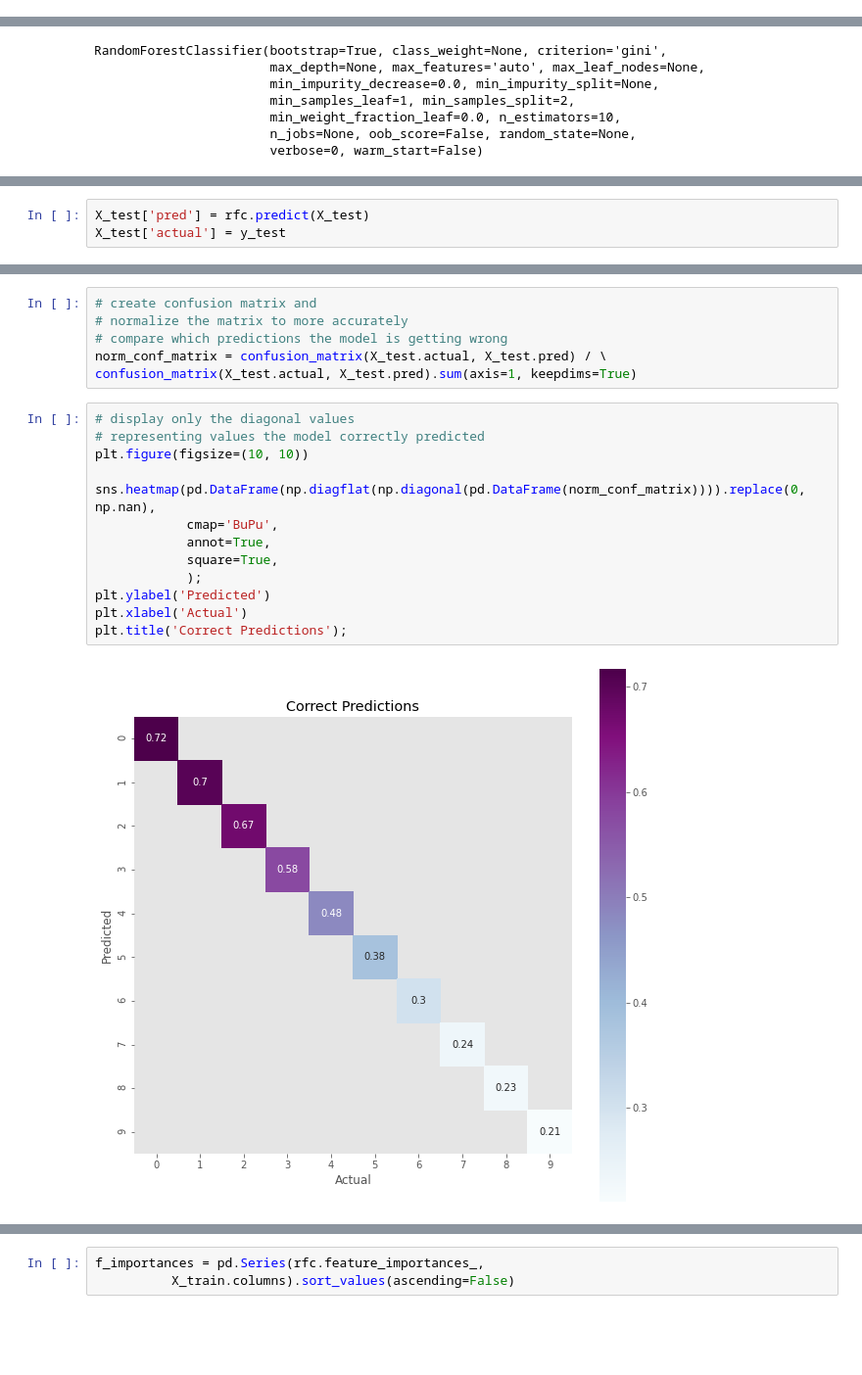
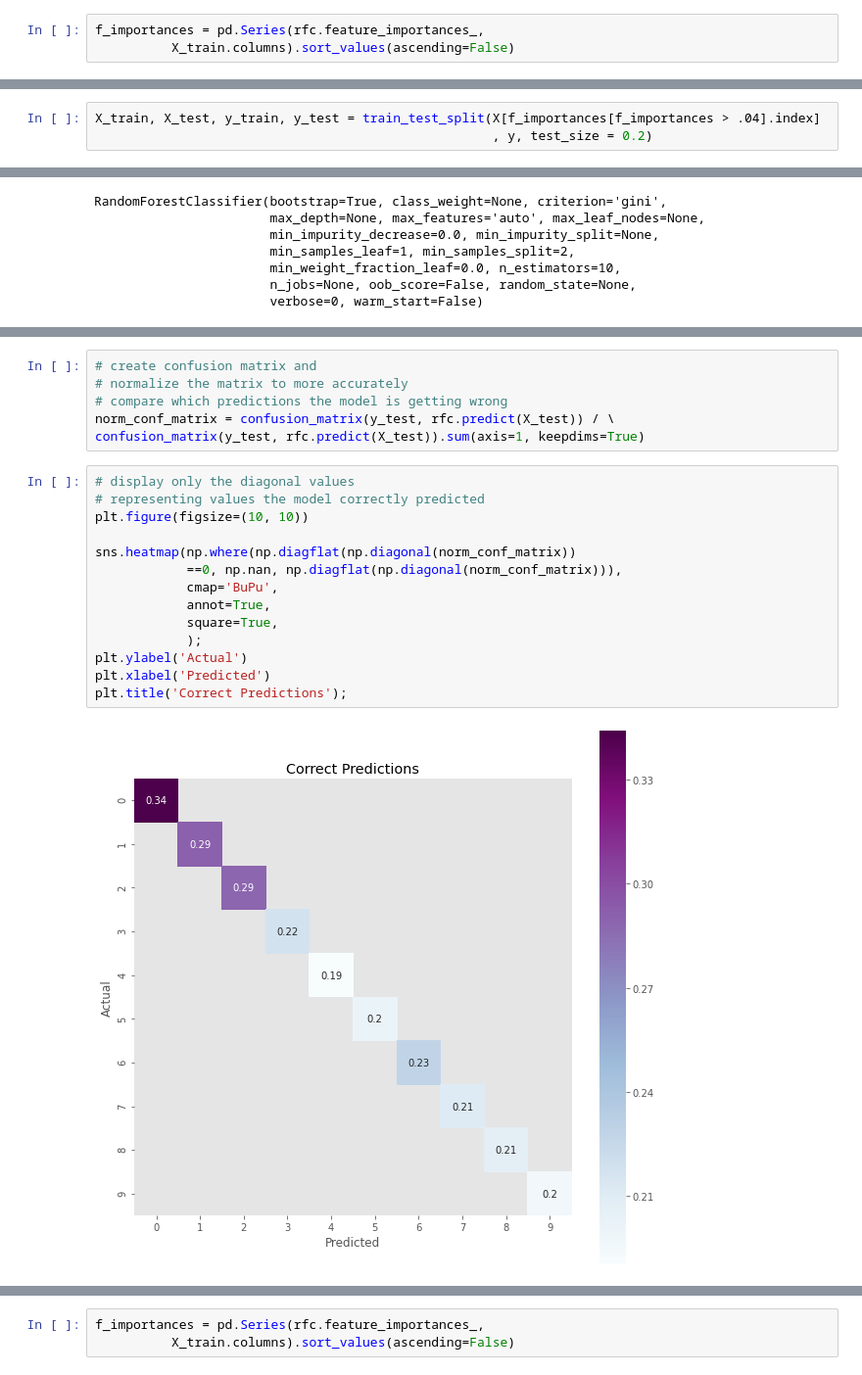
Before and after one commit to mrkjhsn/Not_for_Profit_Compensation_Modeling, a Jupyter notebook: 08.modeling_rfc.ipynb, the cells around one changed output, grey strips where cells are left out. Shown at 98% size. Cells and saved outputs as stored; diff of their text form; blank space fills up the shorter version.

```diff
--- a/08.modeling_rfc.ipynb
+++ b/08.modeling_rfc.ipynb
@@ -52,0 +128,3 @@ X_train, X_test, y_train, y_test = train_test_split(X, y, test_size = 0.2)
+# %%
+f_importances = pd.Series(rfc.feature_importances_,
+          X_train.columns).sort_values(ascending=False)
@@ -53,3 +144,6 @@ X_train, X_test, y_train, y_test = train_test_split(X, y, test_size = 0.2)
+# %%
+X_train, X_test, y_train, y_test = train_test_split(X[f_importances[f_importances > .04].index]
+                                                    , y, test_size = 0.2)
 # %%
 rfc = ensemble.RandomForestClassifier()
 
@@ -71,3 +168,0 @@ rfc.score(X_test, y_test)
-# %%
-X_test['pred'] = rfc.predict(X_test)
-X_test['actual'] = y_test
@@ -85,21 +170,22 @@ See the caveats in the documentation: http://pandas.pydata.org/pandas-docs/stabl
 # create confusion matrix and
 # normalize the matrix to more accurately
 # compare which predictions the model is getting wrong
-norm_conf_matrix = confusion_matrix(X_test.actual, X_test.pred) / \
-confusion_matrix(X_test.actual, X_test.pred).sum(axis=1, keepdims=True)
+norm_conf_matrix = confusion_matrix(y_test, rfc.predict(X_test)) / \
+confusion_matrix(y_test, rfc.predict(X_test)).sum(axis=1, keepdims=True)
 # %%
 # display only the diagonal values
 # representing values the model correctly predicted
 plt.figure(figsize=(10, 10))
 
-sns.heatmap(pd.DataFrame(np.diagflat(np.diagonal(pd.DataFrame(norm_conf_matrix)))).replace(0, np.nan),
+sns.heatmap(np.where(np.diagflat(np.diagonal(norm_conf_matrix))
+            ==0, np.nan, np.diagflat(np.diagonal(norm_conf_matrix))),
             cmap='BuPu',
             annot=True,
             square=True,
             );
-plt.ylabel('Predicted')
-plt.xlabel('Actual')
+plt.ylabel('Actual')
+plt.xlabel('Predicted')
 plt.title('Correct Predictions');
 # %% [output]
-[figure, old version]
+[figure, new version]
 # %%
```
Also changed, not shown: parts of 84 cells of this notebook.
